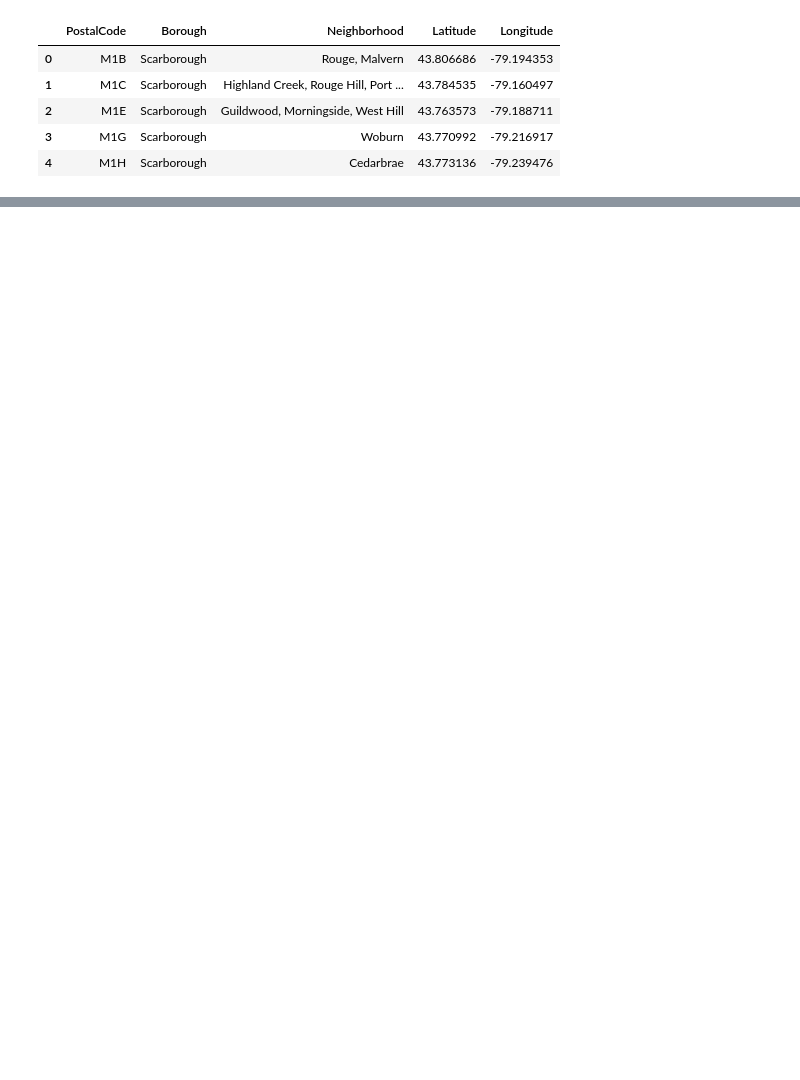
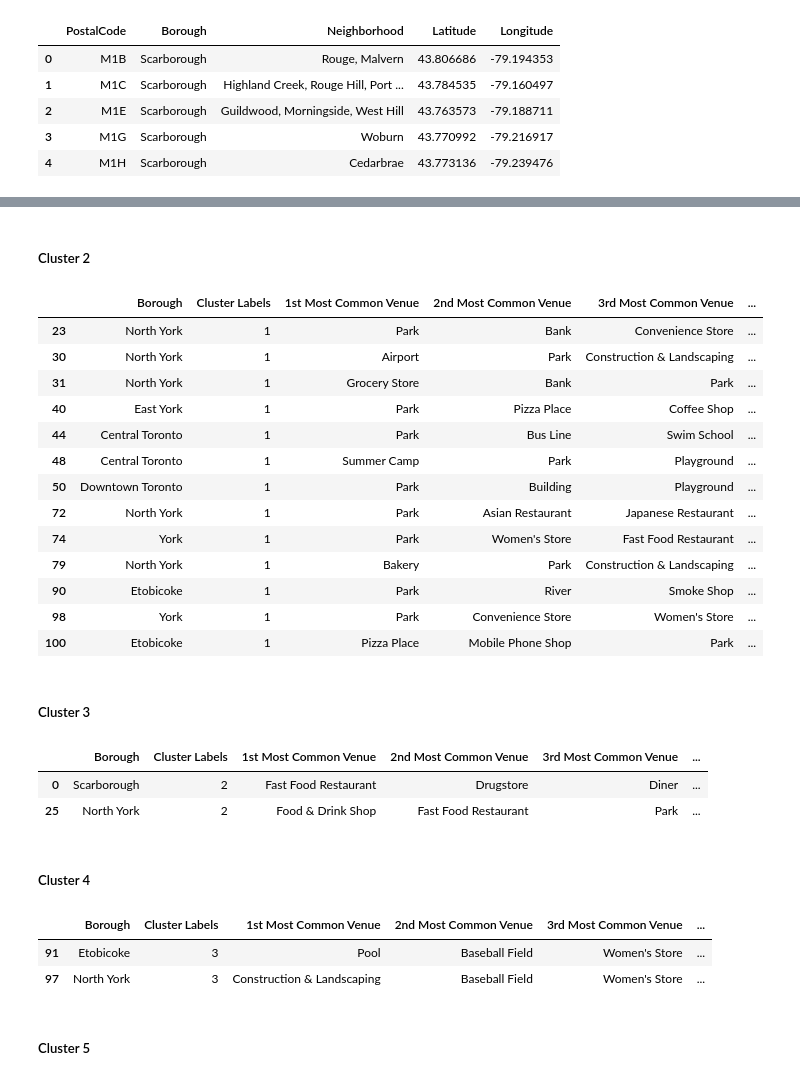
Before and after one commit to yaolongds/Coursera_Capstone, a Jupyter notebook: Capstone_Project_Notebook.ipynb, the cells around one changed output, grey strips where cells are left out. Drawn from its saved outputs; the diff is of its cells as text; code cells hidden in the pictures; blank space fills up the shorter version.

```diff
--- a/Capstone_Project_Notebook.ipynb
+++ b/Capstone_Project_Notebook.ipynb
@@ -86,0 +573,37 @@ df_toronto.head()
+# %% [markdown]
+##### Cluster 2
+# %%
+toronto_merged.loc[toronto_merged['Cluster Labels'] == 1, toronto_merged.columns[[1] + list(range(5, toronto_merged.shape[1]))]]
+# %% [output]
+|  | Borough | Cluster Labels | 1st Most Common Venue | 2nd Most Common Venue | 3rd Most Common Venue | ... |
+| 23 | North York | 1 | Park | Bank | Convenience Store | ... |
+| 30 | North York | 1 | Airport | Park | Construction & Landscaping | ... |
+| 31 | North York | 1 | Grocery Store | Bank | Park | ... |
+| 40 | East York | 1 | Park | Pizza Place | Coffee Shop | ... |
+| 44 | Central Toronto | 1 | Park | Bus Line | Swim School | ... |
+| 48 | Central Toronto | 1 | Summer Camp | Park | Playground | ... |
+| 50 | Downtown Toronto | 1 | Park | Building | Playground | ... |
+| 72 | North York | 1 | Park | Asian Restaurant | Japanese Restaurant | ... |
+| 74 | York | 1 | Park | Women's Store | Fast Food Restaurant | ... |
+| 79 | North York | 1 | Bakery | Park | Construction & Landscaping | ... |
+| 90 | Etobicoke | 1 | Park | River | Smoke Shop | ... |
+| 98 | York | 1 | Park | Convenience Store | Women's Store | ... |
+| 100 | Etobicoke | 1 | Pizza Place | Mobile Phone Shop | Park | ... |
+# %% [markdown]
+##### Cluster 3
+# %%
+toronto_merged.loc[toronto_merged['Cluster Labels'] == 2, toronto_merged.columns[[1] + list(range(5, toronto_merged.shape[1]))]]
+# %% [output]
+|  | Borough | Cluster Labels | 1st Most Common Venue | 2nd Most Common Venue | 3rd Most Common Venue | ... |
+| 0 | Scarborough | 2 | Fast Food Restaurant | Drugstore | Diner | ... |
+| 25 | North York | 2 | Food & Drink Shop | Fast Food Restaurant | Park | ... |
+# %% [markdown]
+##### Cluster 4
+# %%
+toronto_merged.loc[toronto_merged['Cluster Labels'] == 3, toronto_merged.columns[[1] + list(range(5, toronto_merged.shape[1]))]]
+# %% [output]
+|  | Borough | Cluster Labels | 1st Most Common Venue | 2nd Most Common Venue | 3rd Most Common Venue | ... |
+| 91 | Etobicoke | 3 | Pool | Baseball Field | Women's Store | ... |
+| 97 | North York | 3 | Construction & Landscaping | Baseball Field | Women's Store | ... |
+# %% [markdown]
+##### Cluster 5
```
Also changed, not shown: parts of 74 cells of this notebook.
